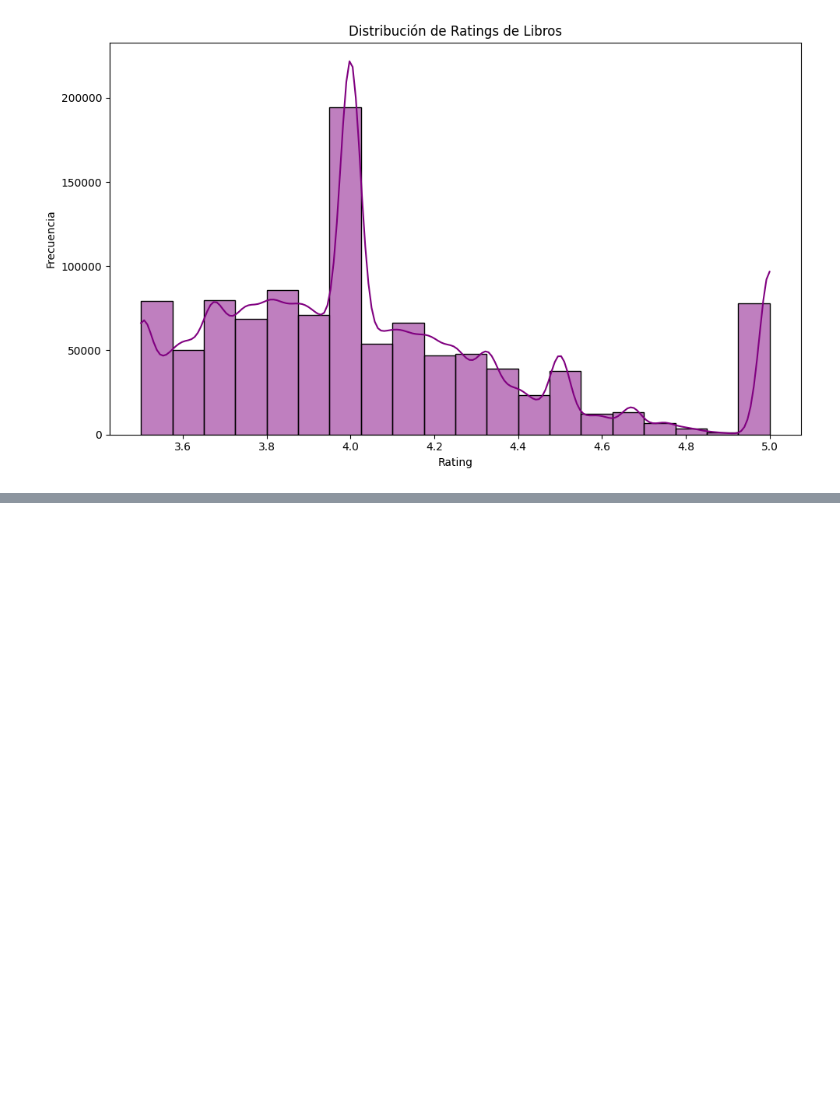
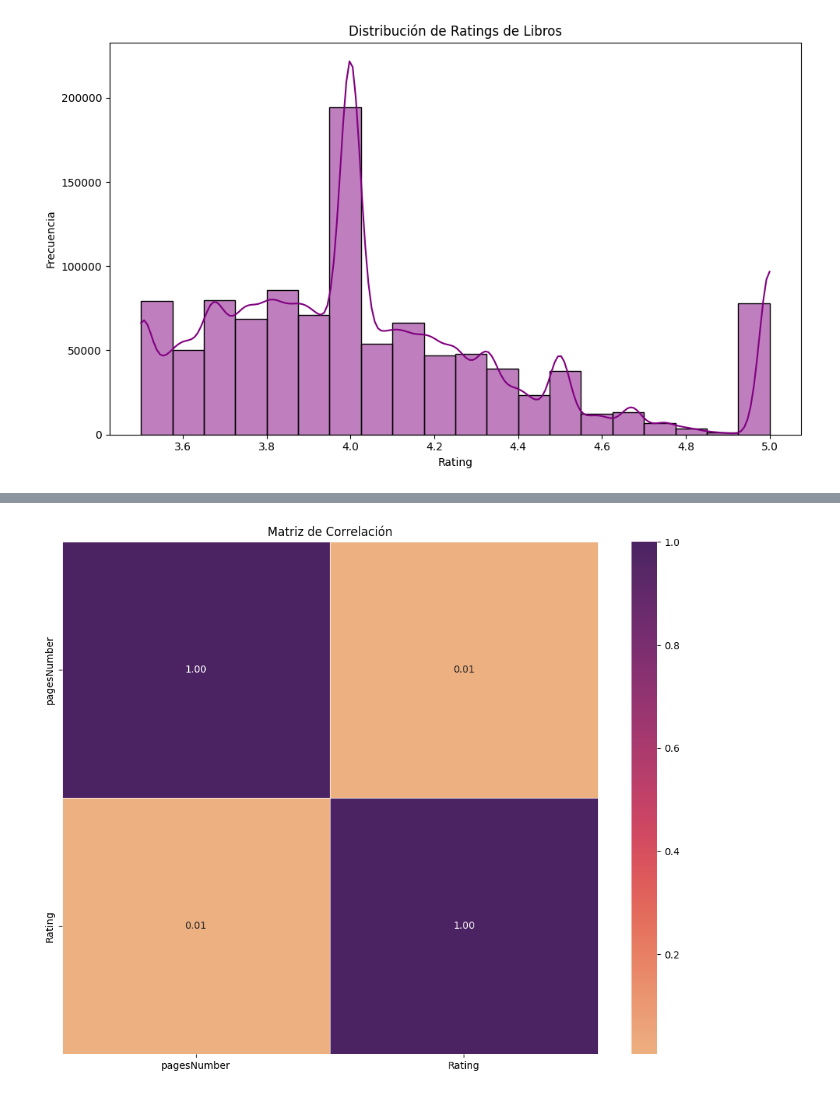
Before and after one commit to ValeriaVigo/proyectofinal, a Jupyter notebook: src/3.EDA.ipynb, the cells around one changed output, grey strips where cells are left out. Cells and saved outputs as stored; diff of their text form; code cells hidden in the pictures; blank space fills up the shorter version.

```diff
--- a/src/3.EDA.ipynb
+++ b/src/3.EDA.ipynb
@@ -664,0 +741,21 @@ plt.show()
+# %%
+import matplotlib.pyplot as plt
+import seaborn as sns
+
+# Crear la matriz de correlación
+corr_matrix = df_filtrado[['pagesNumber', 'Rating']].apply(pd.to_numeric, errors='coerce').corr()
+
+# Crear la figura y el eje
+plt.figure(figsize=(10, 8))
+
+# Graficar el heatmap
+sns.heatmap(corr_matrix, annot=True, fmt=".2f", cmap='flare', linewidths=0.5)
+plt.title('Matriz de Correlación')
+
+# Ajustar el layout
+plt.tight_layout()
+
+# Mostrar el gráfico
+plt.show()
+# %% [output]
+[figure, added]
```
Also changed, not shown: parts of 37 cells of this notebook.
